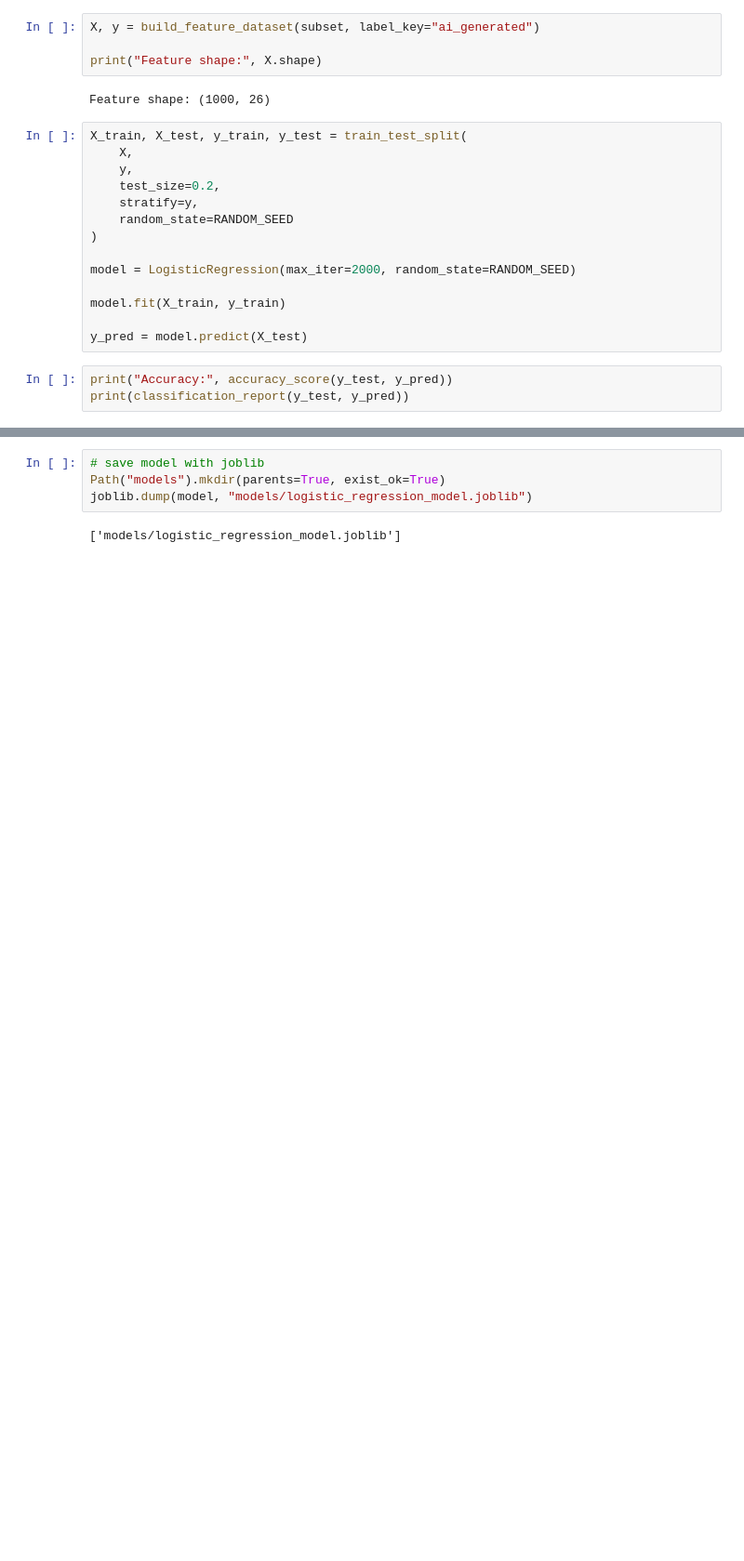
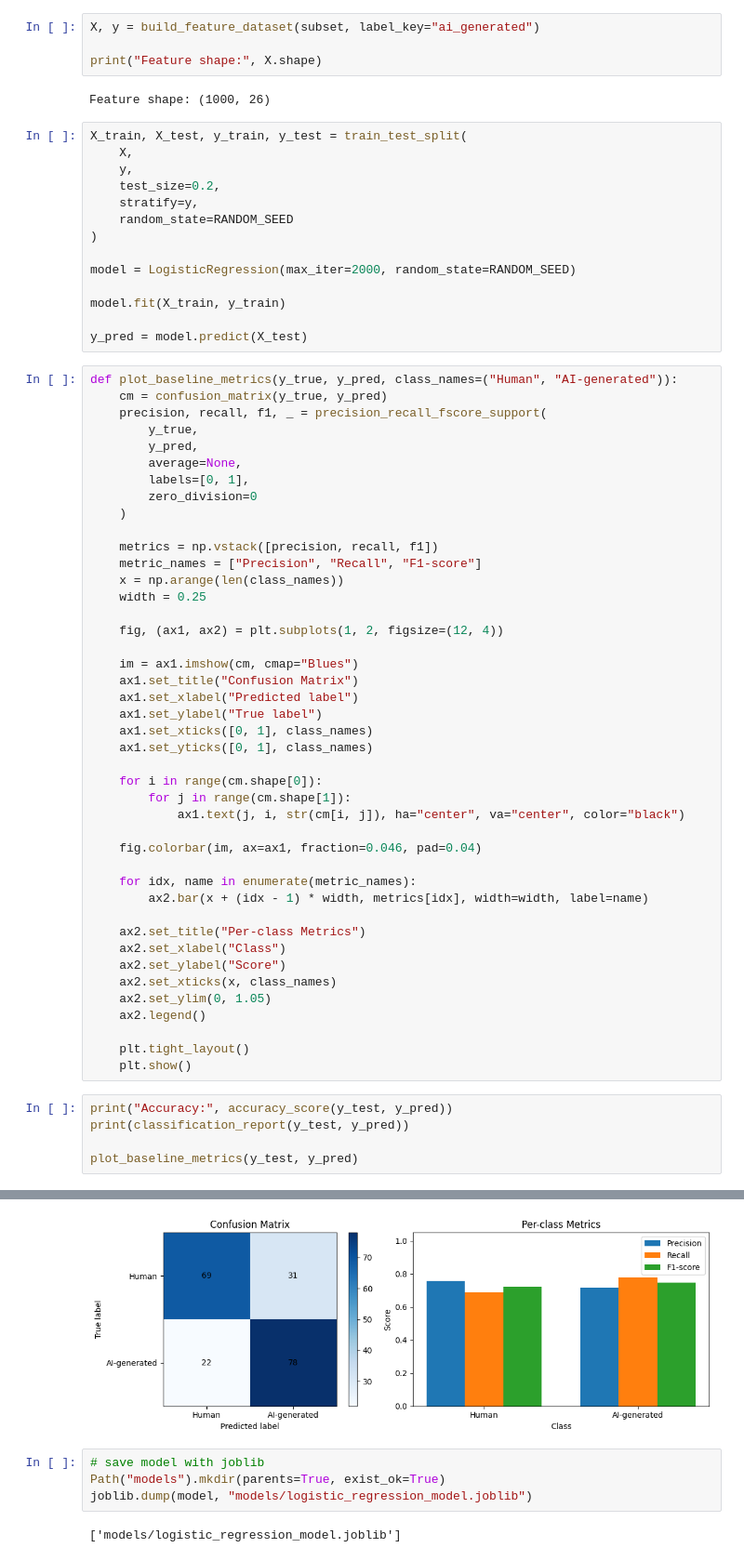
Before and after one commit to lil-yc/aps360-project, a Jupyter notebook: baseline.ipynb, the cells around one changed output, grey strips where cells are left out. Shown at 93% size. Drawn from its saved outputs; the diff is of its cells as text; blank space fills up the shorter version.

Commit message:
metrics plotting on baseline

```diff
--- a/baseline.ipynb
+++ b/baseline.ipynb
@@ -308,19 +309,65 @@ model = LogisticRegression(max_iter=2000, random_state=RANDOM_SEED)
 model.fit(X_train, y_train)
 
 y_pred = model.predict(X_test)
+# %%
+def plot_baseline_metrics(y_true, y_pred, class_names=("Human", "AI-generated")):
+    cm = confusion_matrix(y_true, y_pred)
+    precision, recall, f1, _ = precision_recall_fscore_support(
+        y_true,
+        y_pred,
+        average=None,
+        labels=[0, 1],
+        zero_division=0
+    )
+
+    metrics = np.vstack([precision, recall, f1])
+    metric_names = ["Precision", "Recall", "F1-score"]
+    x = np.arange(len(class_names))
+    width = 0.25
+
+    fig, (ax1, ax2) = plt.subplots(1, 2, figsize=(12, 4))
+
+    im = ax1.imshow(cm, cmap="Blues")
+    ax1.set_title("Confusion Matrix")
+    ax1.set_xlabel("Predicted label")
+    ax1.set_ylabel("True label")
+    ax1.set_xticks([0, 1], class_names)
+    ax1.set_yticks([0, 1], class_names)
+
+    for i in range(cm.shape[0]):
+        for j in range(cm.shape[1]):
+            ax1.text(j, i, str(cm[i, j]), ha="center", va="center", color="black")
+
+    fig.colorbar(im, ax=ax1, fraction=0.046, pad=0.04)
+
+    for idx, name in enumerate(metric_names):
+        ax2.bar(x + (idx - 1) * width, metrics[idx], width=width, label=name)
+
+    ax2.set_title("Per-class Metrics")
+    ax2.set_xlabel("Class")
+    ax2.set_ylabel("Score")
+    ax2.set_xticks(x, class_names)
+    ax2.set_ylim(0, 1.05)
+    ax2.legend()
+
+    plt.tight_layout()
+    plt.show()
 # %%
 print("Accuracy:", accuracy_score(y_test, y_pred))
 print(classification_report(y_test, y_pred))
+
+plot_baseline_metrics(y_test, y_pred)
 # %% [output]
 Accuracy: 0.735
               precision    recall  f1-score   support
 
        False       0.76      0.69      0.72       100
         True       0.72      0.78      0.75       100
 
     accuracy                           0.73       200
    macro avg       0.74      0.73      0.73       200
 weighted avg       0.74      0.73      0.73       200
+[figure, added]
 # %%
 # save model with joblib
 Path("models").mkdir(parents=True, exist_ok=True)
```
Also changed, not shown: parts of 1 cell of this notebook, 1 other file.
